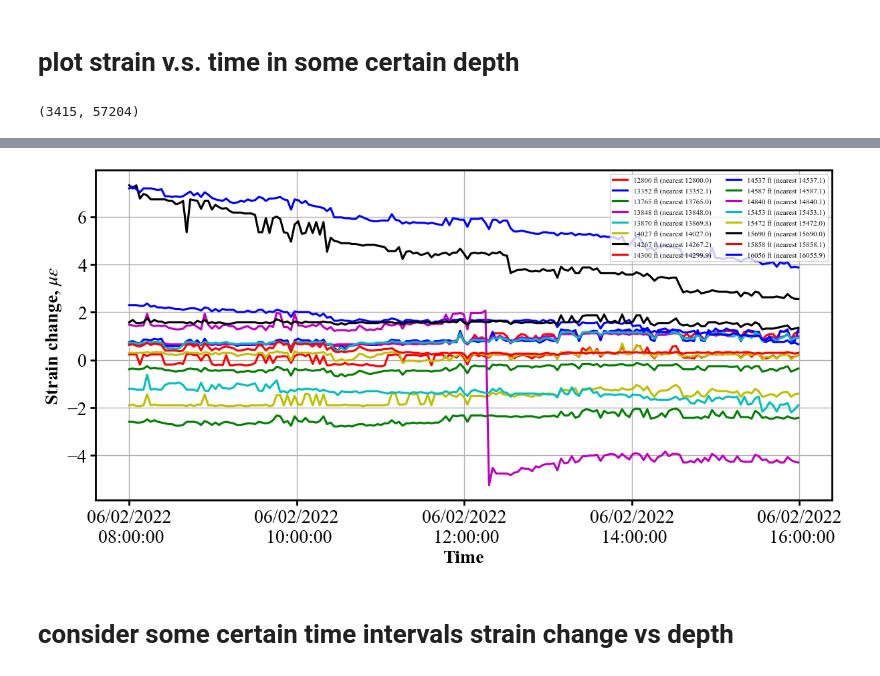
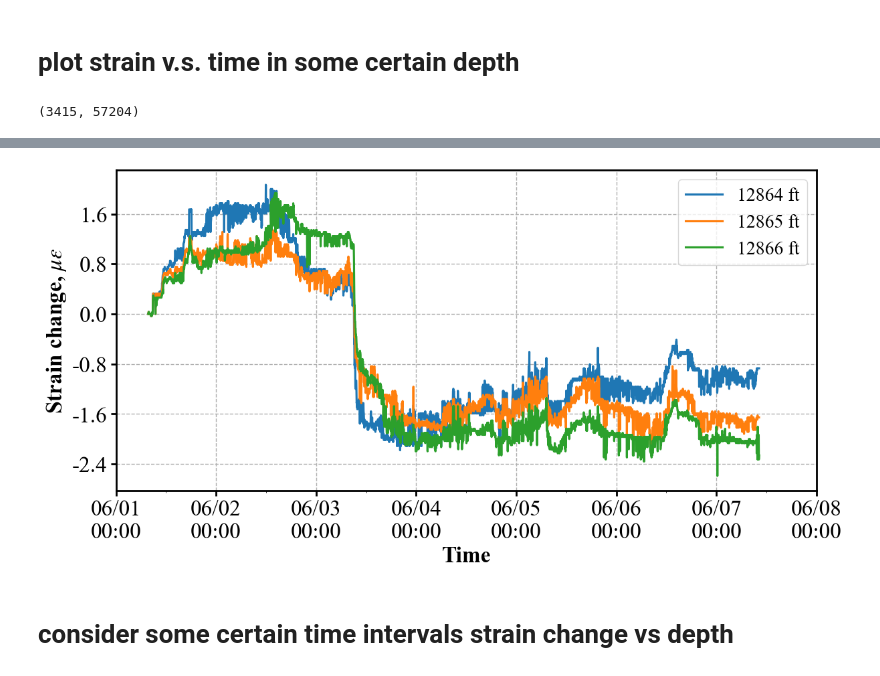
Before and after one commit to felix-mao-1516/plot-for-research-, a Jupyter notebook: 2D_plot_and_slippage_clbrt.ipynb, the cells around one changed output, grey strips where cells are left out. Cells and saved outputs as stored; diff of their text form; code cells hidden in the pictures.

```diff
--- a/2D_plot_and_slippage_clbrt.ipynb
+++ b/2D_plot_and_slippage_clbrt.ipynb
@@ -264,84 +264,83 @@ import matplotlib.pyplot as plt
 import matplotlib.dates as mdates
 from plot_style import plot_strain_vs_time_at_depths, decode_stamps_to_datetimeindex, save_figure
 from matplotlib.ticker import MultipleLocator, FuncFormatter, MaxNLocator, ScalarFormatter, FixedLocator, LogFormatter
-
+from dateutil.rrule import rrule, HOURLY, DAILY
 
 
 # f1 = h5py.File('C:/Users/fengxiang.mao/Desktop/Devon data/HFTS-1_Devon/20220707/Evo 3 (refrac)/Neubrex_DSS_strain/Zgabay A14H - refrac - strain change.h5','r')
 # f1 = h5py.File('C:/Users/fengxiang.mao/Desktop/Devon data/HFTS-1_Devon/20220707/Evo 5 (POP)/Zgabay A14H - pop - strain change.h5','r')
-f1 = h5py.File('C:/Users/fengxiang.mao/Desktop/Devon data/HFTS-1_Devon/Evo_5_6_7_Sep_2025/Evo 7 (flowback)/Zgabay A14H - flowback - strain change.h5','r')
-dstrain = (f1['data'])
+# f1 = h5py.File('C:/Users/fengxiang.mao/Desktop/Devon data/HFTS-1_Devon/Evo_5_6_7_Sep_2025/Evo 7 (flowback)/Zgabay A14H - flowback - strain change.h5','r')
+f1 = h5py.File('C:/Users/fengxiang.mao/Desktop/Devon data/HFTS-1_Devon/Evo_5_6_7_Sep_2025/Evo 7 (flowback)/corrected_Evo7.h5','r')
+
+
+dstrain = (f1['strain_corrected'])
 depth = (f1['depth'])
 date_plot = (f1['stamps'])
 
 print(dstrain.shape)  # (时间点数, 深度点数)
 # （可选）把 stamps 转为 DatetimeIndex，便于时间戳就近匹配
 stamps_idx = decode_stamps_to_datetimeindex(date_plot, fmt='%m/%d/%Y %H:%M:%S.%f') if date_plot is not None else None
-
-# 在 12500 ft 和 16000 ft 这两个深度（最近列），看 strain 随时间
-# fig, ax = plot_strain_vs_time_at_depths(
-#     dstrain, depth,
-#     stamps_index=stamps_idx,
-#     target_depths=[12855.79, 15164.13],
-#     time_window=("2022-03-15 09:00:00", "2022-03-20 07:30:00"),  # 也可用行号：(500, 1500)
-#     scale=1.0,                        # 要换单位直接传 1e6 -> microstrain
-#     strain_unit="(microstrain)",
-#     figsize=(12, 6), grid=True, legend='auto',
-#     # time_format='%m/%d/%Y\n %H:%M:%S',   # ← 这里
-#     # time_tick_rotation=0,
-#     legend_labels=["Gauge 9", "Gauge 5"],  # 可选：自定义图例  #["12500 ft", "16000 ft"]
-# )
-
-# 或：在 16000±25 ft 和 15000±25 ft 窗口里求平均后对比
-# fig, ax = plot_strain_vs_time_at_depths(
-#     dstrain, depth,
-#     stamps_index=stamps_idx,
-#     target_depths=[16000, 15000],
-#     depth_tolerance=25,
-#     reducer="mean",            # 或 "median"
-#     scale=1.0, strain_unit="(microstrain)",
-#     figsize=(12, 6), grid=True, legend='auto',
-#     # time_format='%m/%d/%Y\n %H:%M:%S',   # ← 这里
-#     # time_tick_rotation=0,
-#     legend_labels=["16000±25 ft", "15000±25 ft"],
-# )
-# ax.xaxis.set_major_locator(MaxNLocator(nbins=5))
-depth_range = np.array([12800, 13352, 13765, 13848, 13870,14027,14267,14300,
-                        14537, 14587, 14840, 15453, 15472,15690,15858,16056])
-# depth_range = np.array([
-#                         12800-3])
-# depth_range += 180
+depth_range = np.array([12864,12865,12866])#, 12864, 13740, 15201
 
 
 fig, ax = plot_strain_vs_time_at_depths(
     dstrain, depth,
     stamps_index=stamps_idx,
     target_depths=depth_range,
-    time_window=("2022-06-02 08:00:00", "2022-06-02 16:00:00"),  # 也可用行号：(500, 1500)
+    time_window=("2022-06-01 00:00:00", "2022-06-07 12:00:00"),  # 也可用行号：(500, 1500)
     scale=1.0,                        # 要换单位直接传 1e6 -> microstrain
     strain_unit="(microstrain)",
     figsize=(12, 6), grid=True, legend='auto',
-    # time_format='%m/%d/%Y\n %H:%M:%S',   # ← 这里
+    time_format='%m/%d\n %H:%M',   # ← 这里
     # time_tick_rotation=0,
-    # legend_labels=["index 1", "index 2", "index 3", "index 4", "index 5", "index 6",
-    # "index 7", "index 8", "index 9", "index 10", "index 11", "index 12", "index 13", "index 14", "index 15", "index 16",]
+    legend_labels=[f"{d} ft" for d in depth_range],
+    # ["index 7", "index 8", "index 9", "index 10", "index 11", "index 12", "index 13", "index 14", "index 15", "index 16",]
     # 可选：自定义图例  ["12500 ft", "16000 ft"]
 )
+
+
+xmin = pd.to_datetime("2022-06-01 00:00:00")
+xmax = pd.to_datetime("2022-06-08 00:00:00")
+ax.set_xlim(xmin, xmax)
+
+tick_start = pd.to_datetime("2022-06-01 00:00:00")
+interval_hours = 24
+
+rule = mdates.rrulewrapper(
+    HOURLY,
+    interval=interval_hours,
+    dtstart=tick_start.to_pydatetime()
+)
+ax.xaxis.set_major_locator(mdates.RRuleLocator(rule))
+ax.xaxis.set_major_formatter(mdates.DateFormatter('%m/%d\n%H:%M'))
+
+# set minor locator
+ax.xaxis.set_minor_locator(mdates.HourLocator(interval=12))
+
+
+
+
+# ax.xaxis.set_major_locator(MaxNLocator(nbins=7))
+# ax.xaxis.set_major_locator(mdates.HourLocator(interval=12))
+# ax.xaxis.set_major_locator(mdates.DayLocator(interval=1))
+
 # 将y轴翻转：
 # ax.invert_yaxis()
-# ax.xaxis.set_major_locator(MaxNLocator(nbins=7))
-ax.xaxis.set_major_locator(mdates.HourLocator(interval=2))
-# ax.legend(loc='lowre left', ncol=2) #'upper left'
+# ax.set_ylim(-1, 13)
+
+# ax.legend(loc='lower right', ncol=1) #'upper left'
 # let legend located out the plot
-ax.legend(loc='upper right', ncol=2,fontsize=8)
+# ax.legend(loc='upper right', ncol=2,fontsize=14)
 
-
+ax.grid(True,  linestyle='--')
 
 
 # leg = ax.get_legend()
 # if leg is not None:
 #     leg.remove()
 
+# handles, _ = ax.get_legend_handles_labels()
+# ax.legend(handles, [f"{d} ft" for d in depth_range], loc='lower right', ncol=1)
 
 # y轴标签
 # ax.set_ylabel(r'Strain change, $\mu\varepsilon$')
@@ -353,4 +351,4 @@ ax.legend(loc='upper right', ncol=2,fontsize=8)
-[figure, old version]
+[figure, new version]
 # %% [markdown]
 # consider some certain time intervals strain change vs depth
 # %% [markdown]
```
Also changed, not shown: parts of 1 cell of this notebook, 11 other files.
